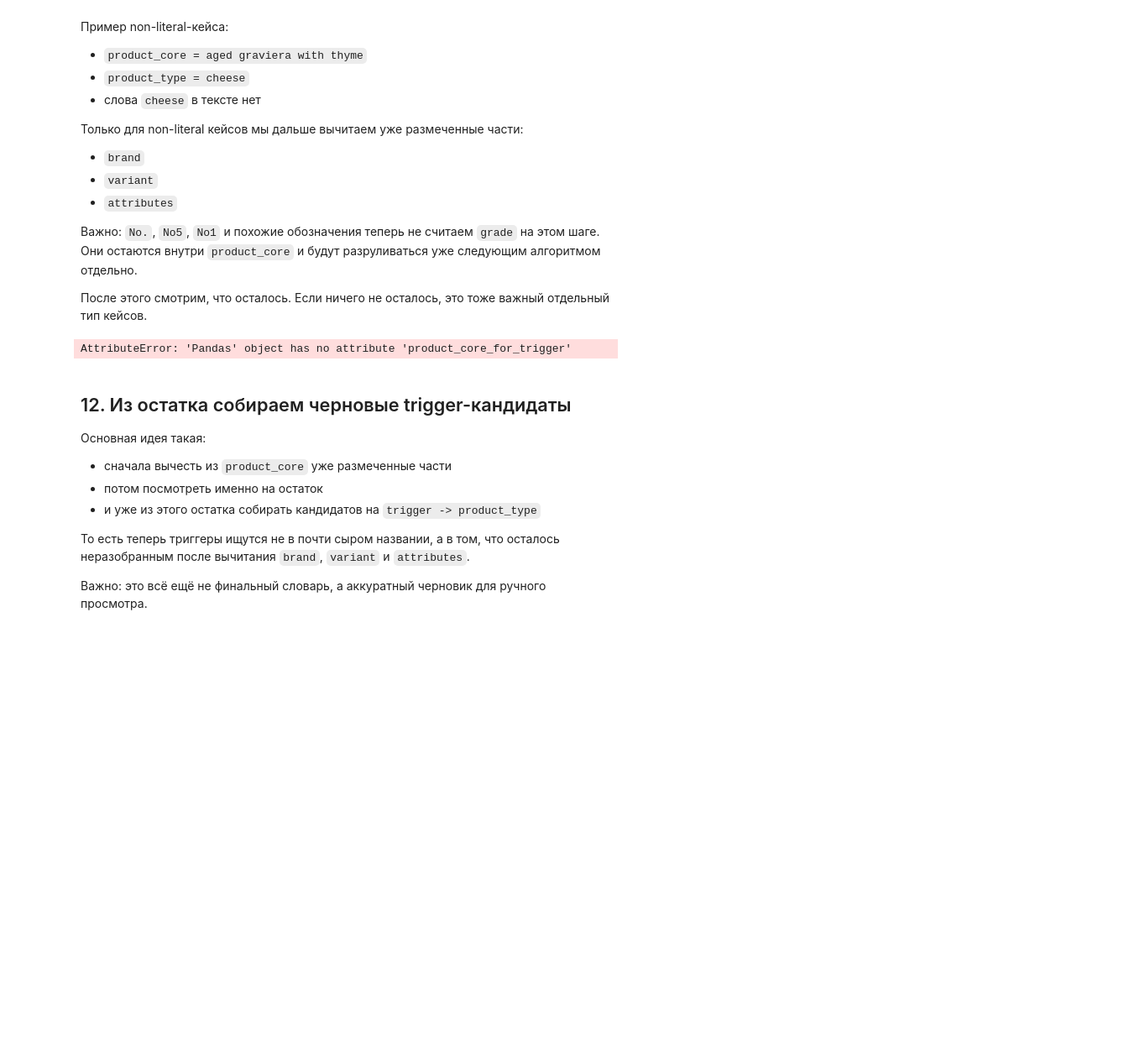
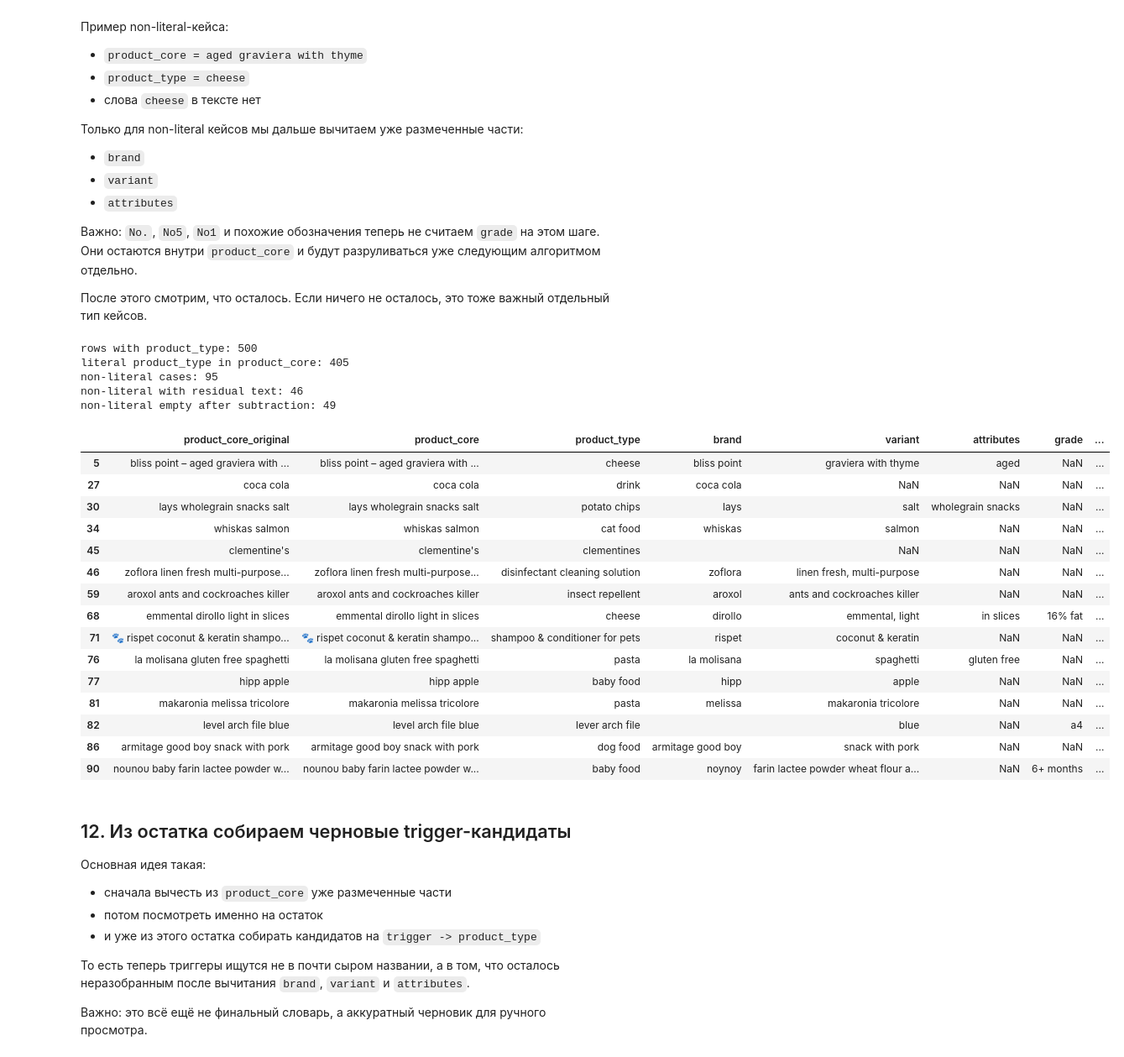
Before and after one commit to valeriyabrovchuk/grocery_price_analysis, a Jupyter notebook: groceries_comparison_limassol.ipynb, the cells around one changed output. Shown at 84% size. Saved outputs shown, nothing was run; the diff lists cells and outputs as text; code cells hidden in the pictures; blank space fills up the shorter version.

```diff
--- a/groceries_comparison_limassol.ipynb
+++ b/groceries_comparison_limassol.ipynb
@@ -2205,10 +2221,12 @@ def remove_phrase_once_by_tokens(text, phrase):
     return result
 
 
-def subtract_labeled_parts(row):
+def subtract_labeled_parts(row, product_core_for_trigger):
     # Для non-literal кейсов вычитаем из product_core уже размеченные части:
     # brand, variant и attributes.
-    remaining_text = row.product_core_for_trigger
+    # Важно: сюда передаём уже локально очищенный product_core,
+    # а не пытаемся читать несуществующее поле из row.
+    remaining_text = product_core_for_trigger
     removed_parts = []
 
     for column in ['brand', 'variant', 'attributes']:
@@ -2243,7 +2261,7 @@ for row in reviewed.itertuples(index=False):
         residual_after_subtraction = ''
         removed_parts = ''
     else:
-        residual_after_subtraction, removed_parts = subtract_labeled_parts(row)
+        residual_after_subtraction, removed_parts = subtract_labeled_parts(row, product_core_for_trigger)
 
     reviewed_product_type_check_rows.append({
         'product_core_original': row.product_core,
@@ -2255,34 +2273,54 @@ for row in reviewed.itertuples(index=False):
         'grade': getattr(row, 'grade', ''),
         'category_path': getattr(row, 'category_path', ''),
         'literal_in_product_core': literal_in_product_core,
         'removed_parts': removed_parts,
         'residual_after_subtraction': residual_after_subtraction,
         'empty_after_subtraction': (not literal_in_product_core) and (residual_after_subtraction == ''),
     })
 
 reviewed_product_type_check = pd.DataFrame(reviewed_product_type_check_rows)
 
 non_literal_cases = reviewed_product_type_check.loc[
     ~reviewed_product_type_check['literal_in_product_core']
 ].copy()
 
 non_literal_residual_cases = non_literal_cases.loc[
     non_literal_cases['residual_after_subtraction'].ne('')
 ].copy()
 
 empty_after_subtraction_cases = non_literal_cases.loc[
     non_literal_cases['empty_after_subtraction']
 ].copy()
 
 print('rows with product_type:', len(reviewed_product_type_check))
 print('literal product_type in product_core:', int(reviewed_product_type_check['literal_in_product_core'].sum()))
 print('non-literal cases:', len(non_literal_cases))
 print('non-literal with residual text:', len(non_literal_residual_cases))
 print('non-literal empty after subtraction:', len(empty_after_subtraction_cases))
 
 non_literal_cases.head(15)
 # %% [output]
-AttributeError: 'Pandas' object has no attribute 'product_core_for_trigger'
+rows with product_type: 500
+literal product_type in product_core: 405
+non-literal cases: 95
+non-literal with residual text: 46
+non-literal empty after subtraction: 49
+|  | product_core_original | product_core | product_type | brand | variant | attributes | grade | ... |
+| 5 | bliss point – aged graviera with ... | bliss point – aged graviera with ... | cheese | bliss point | graviera with thyme | aged | NaN | ... |
+| 27 | coca cola | coca cola | drink | coca cola | NaN | NaN | NaN | ... |
+| 30 | lays wholegrain snacks salt | lays wholegrain snacks salt | potato chips | lays | salt | wholegrain snacks | NaN | ... |
+| 34 | whiskas salmon | whiskas salmon | cat food | whiskas | salmon | NaN | NaN | ... |
+| 45 | clementine's | clementine's | clementines |  | NaN | NaN | NaN | ... |
+| 46 | zoflora linen fresh multi-purpose... | zoflora linen fresh multi-purpose... | disinfectant cleaning solution | zoflora | linen fresh, multi-purpose | NaN | NaN | ... |
+| 59 | aroxol ants and cockroaches killer | aroxol ants and cockroaches killer | insect repellent | aroxol | ants and cockroaches killer | NaN | NaN | ... |
+| 68 | emmental dirollo light in slices | emmental dirollo light in slices | cheese | dirollo | emmental, light | in slices | 16% fat | ... |
+| 71 | 🐾 rispet coconut & keratin shampo... | 🐾 rispet coconut & keratin shampo... | shampoo & conditioner for pets | rispet | coconut & keratin | NaN | NaN | ... |
+| 76 | la molisana gluten free spaghetti | la molisana gluten free spaghetti | pasta | la molisana | spaghetti | gluten free | NaN | ... |
+| 77 | hipp apple | hipp apple | baby food | hipp | apple | NaN | NaN | ... |
+| 81 | makaronia melissa tricolore | makaronia melissa tricolore | pasta | melissa | makaronia tricolore | NaN | NaN | ... |
+| 82 | level arch file blue | level arch file blue | lever arch file |  | blue | NaN | a4 | ... |
+| 86 | armitage good boy snack with pork | armitage good boy snack with pork | dog food | armitage good boy | snack with pork | NaN | NaN | ... |
+| 90 | noυnoυ baby farin lactee powder w... | noυnoυ baby farin lactee powder w... | baby food | noynoy | farin lactee powder wheat flour a... | NaN | 6+ months | ... |
 # %% [markdown]
 ## 12. Из остатка собираем черновые trigger-кандидаты
 
```
Also changed, not shown: parts of 23 cells of this notebook, 19 other files.
